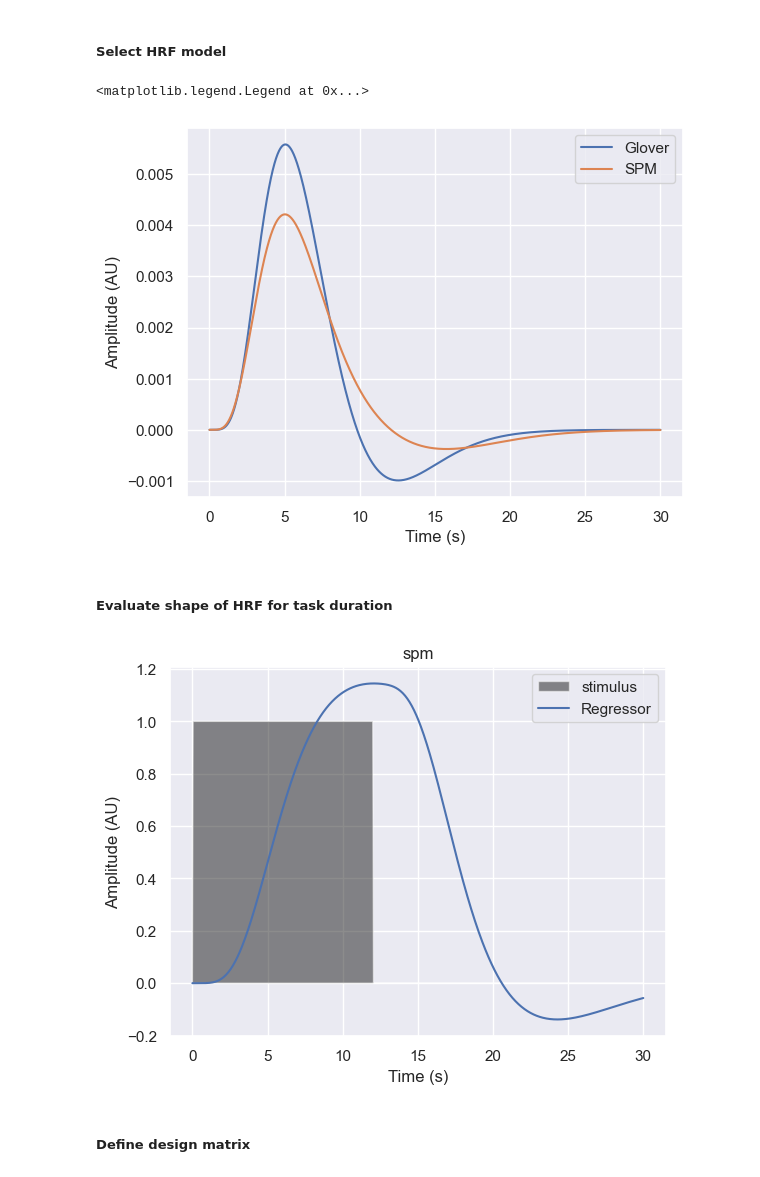
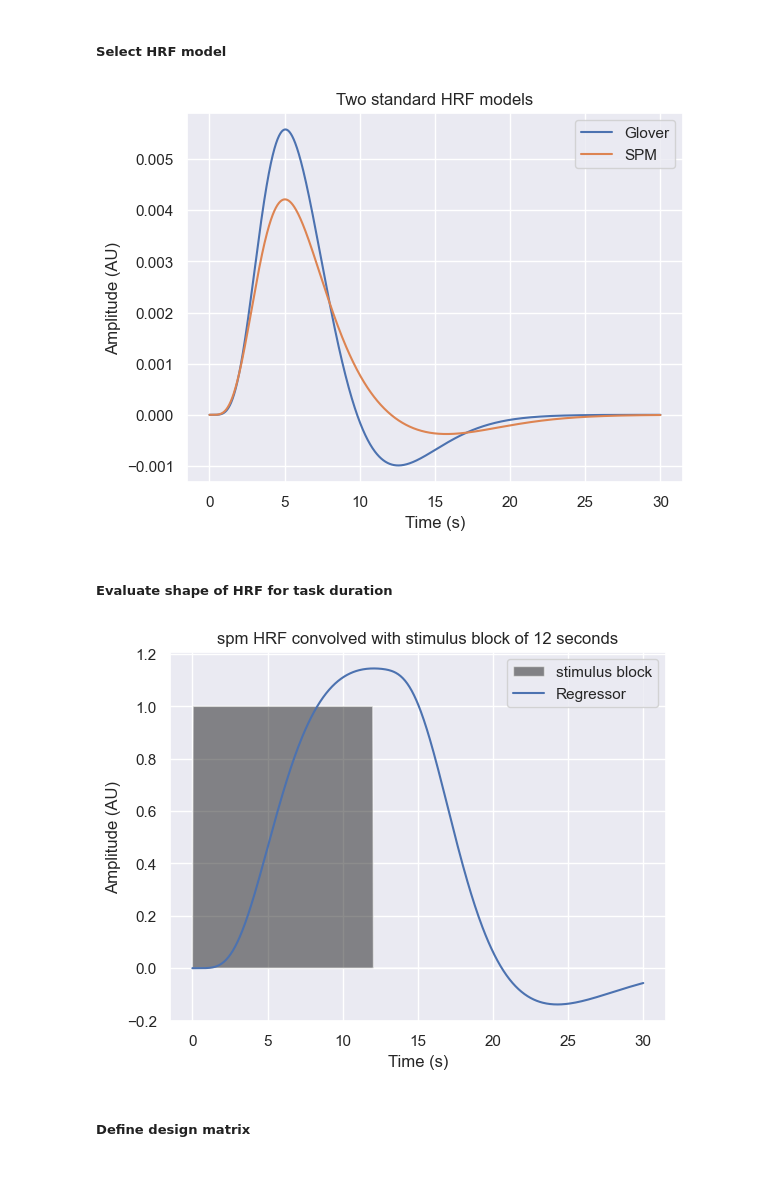
Before and after one commit to Fabian-Duren/Master-Thesis, a Jupyter notebook: FTT analysis/FTT2/General linear model - FTT2.ipynb, the cells around one changed output. Saved outputs shown, nothing was run; the diff lists cells and outputs as text; code cells hidden in the pictures.

```diff
--- a/FTT analysis/FTT2/General linear model - FTT2.ipynb
+++ b/FTT analysis/FTT2/General linear model - FTT2.ipynb
@@ -592,20 +564,23 @@ print(str(high_pass) + ' Hz')
 # %%
 time_length = 30
 
 glover_timecourse = first_level.glover_hrf(1, oversampling=50, time_length=time_length)
 spm_timecourse = first_level.spm_hrf(1, oversampling=50, time_length=time_length)
 
 sample_times = np.linspace(0, time_length, num=len(glover_timecourse))
 
 %matplotlib inline
 plt.plot(sample_times, glover_timecourse, label="Glover")
 plt.plot(sample_times, spm_timecourse, label="SPM")
 plt.xlabel("Time (s)")
 plt.ylabel("Amplitude (AU)")
 plt.legend()
+plt.title('Two standard HRF models')
+
+if export:
+    plt.savefig('GLM/HRF_models.png')
 # %% [output]
-<matplotlib.legend.Legend at 0x...>
-[figure, old version]
+[figure, new version]
 # %%
 # Choose HRF model
 hrf_model = 'spm'
@@ -631,19 +606,20 @@ def generate_stim(onset, amplitude, duration, hrf_model, maxtime=30):
 def plot_regressor(onset, amplitude, duration, hrf_model):
     frame_times, stim, signal = generate_stim(
         onset, amplitude, duration, hrf_model)
-    plt.fill(frame_times, stim, "k", alpha=0.5, label="stimulus")
+    plt.fill(frame_times, stim, "k", alpha=0.5, label="stimulus block")
     plt.plot(frame_times, signal.T[0], label="Regressor")
     plt.xlabel("Time (s)")
     plt.ylabel("Amplitude (AU)")
     plt.legend(loc=1)
-    plt.title(hrf_model)
-    return None
+    plt.title(hrf_model + ' HRF convolved with stimulus block of ' + str(duration) + ' seconds')
+    if export:
+        plt.savefig('GLM/Convolved_HRF.png')
 
 
 # Generate an event to see shape HRF
 onset, amplitude, duration = 0.0, 1.0, 12
 plot_regressor(onset, amplitude, duration, hrf_model)
 # %% [output]
-[figure, old version]
+[figure, new version]
 # %% [markdown]
 ##### Define design matrix
```
Also changed, not shown: parts of 114 cells of this notebook, 22 other files.
